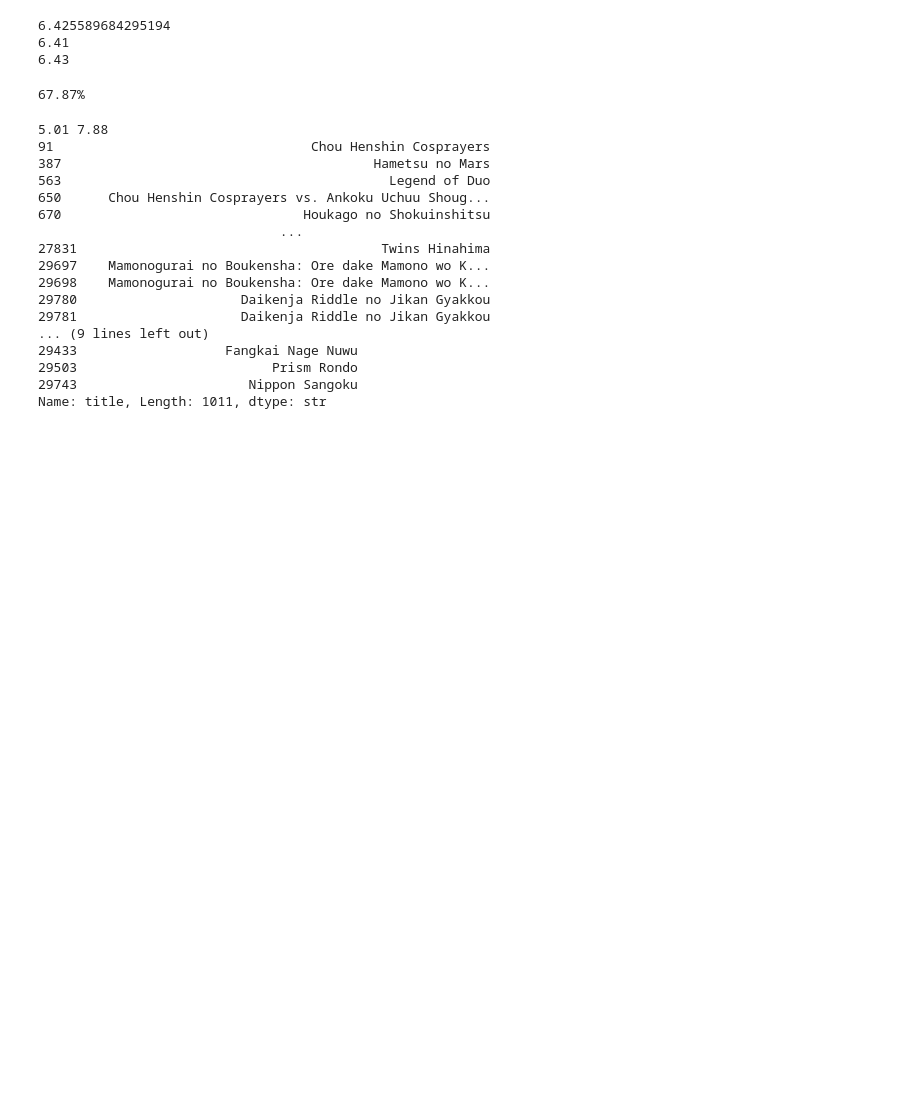
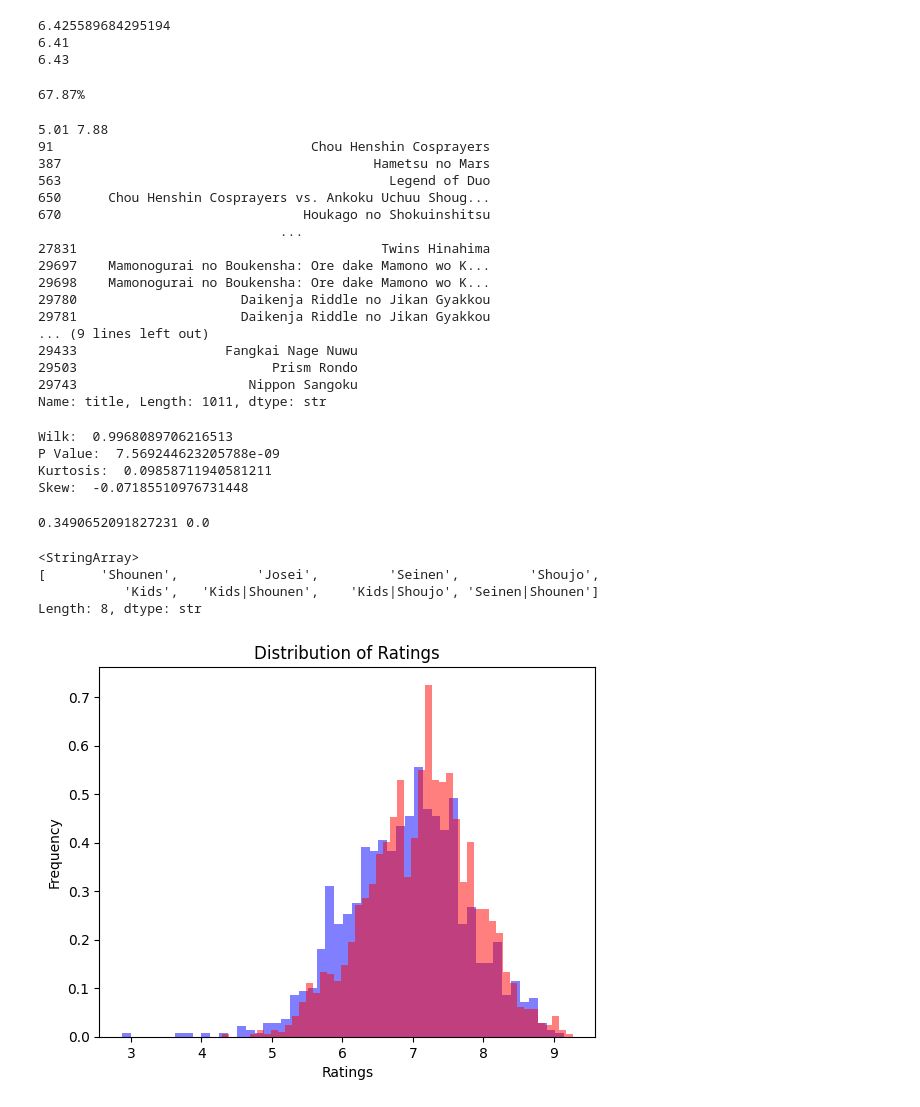
Before and after one commit to droxuz/anime-ner-transformer, a Jupyter notebook: anime_dataset.ipynb, the cells around one changed output. Saved outputs shown, nothing was run; the diff lists cells and outputs as text; code cells hidden in the pictures; blank space fills up the shorter version.

```diff
--- a/anime_dataset.ipynb
+++ b/anime_dataset.ipynb
@@ -108,3 +106,60 @@ print(df.title[(df.score >= top_5)])
 29503                         Prism Rondo
 29743                      Nippon Sangoku
 Name: title, Length: 1011, dtype: str
+# %%
+# Testing for normality of data Shapiro Wilk Test
+sample = pd.Series(score).dropna().sample(5000, random_state=42)
+stat, p = stats.shapiro(sample)
+print("Wilk: ", stat, "\nP Value: ", p)
+# If P < 0.05 then reject normality
+# Although the P is less than 0.05 histogram, Shapiro test, and percent within 1 SD is all normal thus data for anime ratings is normal
+
+kurt = stats.kurtosis(score)
+print("Kurtosis: ", kurt)
+# Values of kurt 0 +/-2 are considered normal
+# If kurt > 0 higher peak, more extreme outliers
+# If kurt < 0 lower peak, less extreme outliers
+# IF kurt = 0 normal distribution
+
+
+skew = stats.skew(score)
+print("Skew: ",skew)
+# Skew = 0 normal, > 0 more weight in left tail, < 0 more weight in right tail
+# %% [output]
+Wilk:  0.9968089706216513
+P Value:  7.569244623205788e-09
+Kurtosis:  0.09858711940581211
+Skew:  -0.07185510976731448
+# %%
+# Pearson or Spearman Corrlation
+# Find the correlation between anime # of EP and rating scores
+
+df_clean = df[["score","episodes"]].dropna() # Drops all NA in df of columns score and episodes
+score_clean = df_clean["score"] # Gets all scores
+eps_clean = df_clean["episodes"] # Gets all animes with episodes
+r,p = stats.spearmanr(score_clean,eps_clean)
+
+print(r,p)
+# %% [output]
+0.3490652091827231 0.0
+# %%
+# Comparison of the two different types of genres and their ratings
+
+# Take NA scores, and NA episodes out
+# Compare Seinen and Shounen similar but different
+seinen_df = df[df["demographics"].str.contains("Seinen", na=False)]
+shounen_df = df[df["demographics"].str.contains("Shounen", na=False)]
+
+clean_seinen_score = seinen_df["score"].dropna()
+clean_shounen_score = shounen_df["score"].dropna()
+plt.title("Distribution of Ratings")
+plt.xlabel("Ratings")
+plt.ylabel("Frequency")
+plt.hist(clean_seinen_score,50,density=True,alpha=0.5,label="Seinen", color="blue")
+plt.hist(clean_shounen_score,50,density=True,alpha=0.5,label="Shounen",color= "Red")
+# %% [output]
+<StringArray>
+[       'Shounen',          'Josei',         'Seinen',         'Shoujo',
+           'Kids',   'Kids|Shounen',    'Kids|Shoujo', 'Seinen|Shounen']
+Length: 8, dtype: str
+[figure, added]
```
Also changed, not shown: parts of 2 cells of this notebook.
